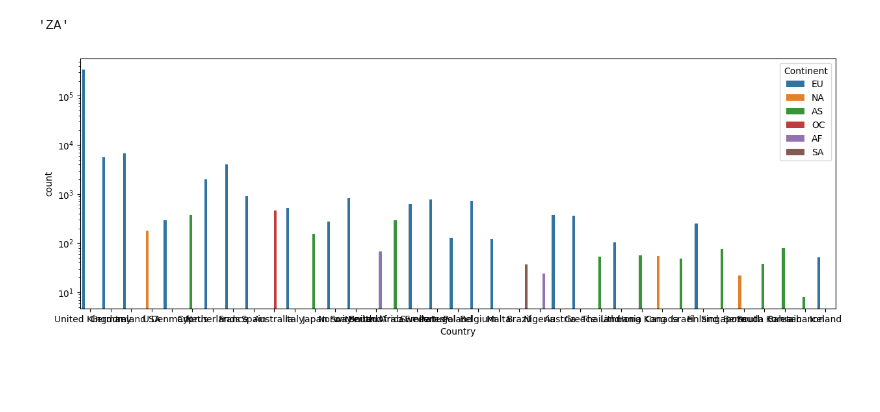
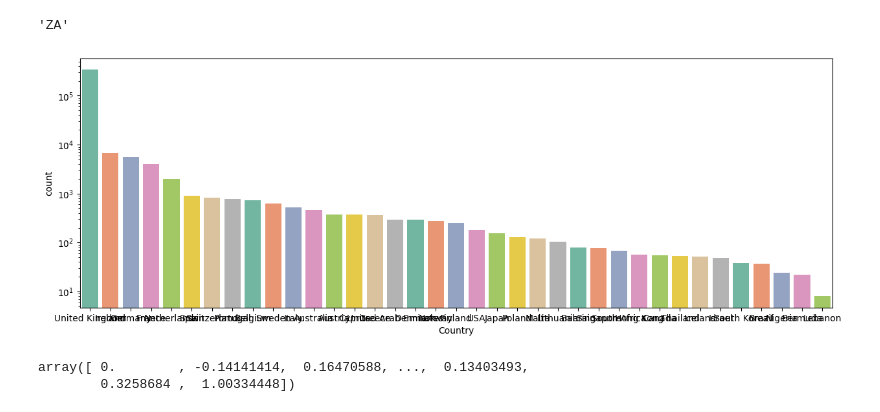
Before and after one commit to wojciechkosiuk/BestHacking-League2k23-mISIe1, a Jupyter notebook: przegladAdam.ipynb, the cells around one changed output. Saved outputs shown, nothing was run; the diff lists cells and outputs as text; code cells hidden in the pictures; blank space fills up the shorter version.

```diff
--- a/przegladAdam.ipynb
+++ b/przegladAdam.ipynb
@@ -128,8 +128,8 @@ pycountry_convert.country_name_to_country_alpha2('South Africa')
 # %%
 # barplot of countrie counts in train colored by continent
 plt.figure(figsize=(15,5))
-sns.countplot(x='Country', data=train, hue='Continent')
+sns.countplot(x='Country', data=train, order=train['Country'].value_counts().index, palette='Set2')
 #scale the y axis
 plt.yscale('log')
 # %% [output]
-[figure, old version]
+[figure, new version]
@@ -135,0 +145,5 @@ plt.yscale('log')
+# %%
+train['MonthlyPriceChange'].unique()
+# %% [output]
+array([ 0.        , -0.14141414,  0.16470588, ...,  0.13403493,
+        0.3258684 ,  1.00334448])
```
Also changed, not shown: parts of 2 cells of this notebook.
